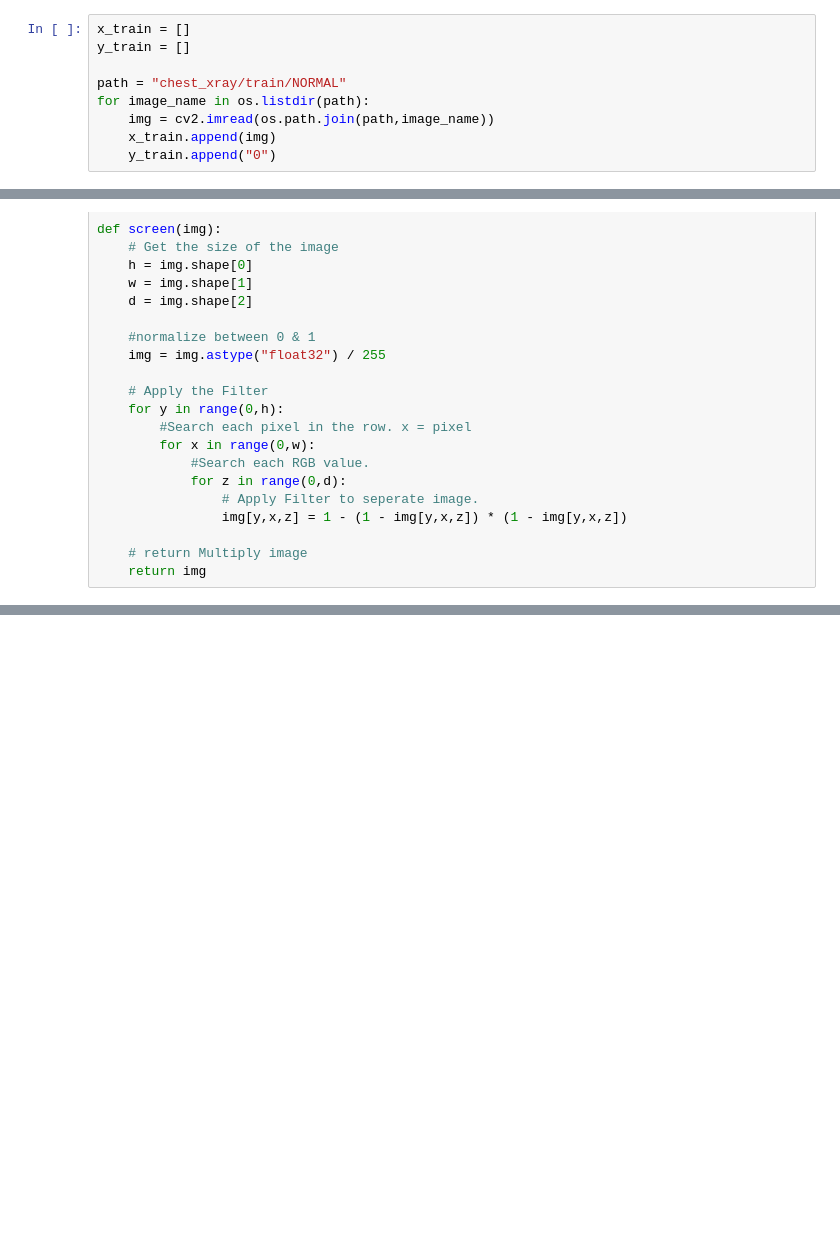
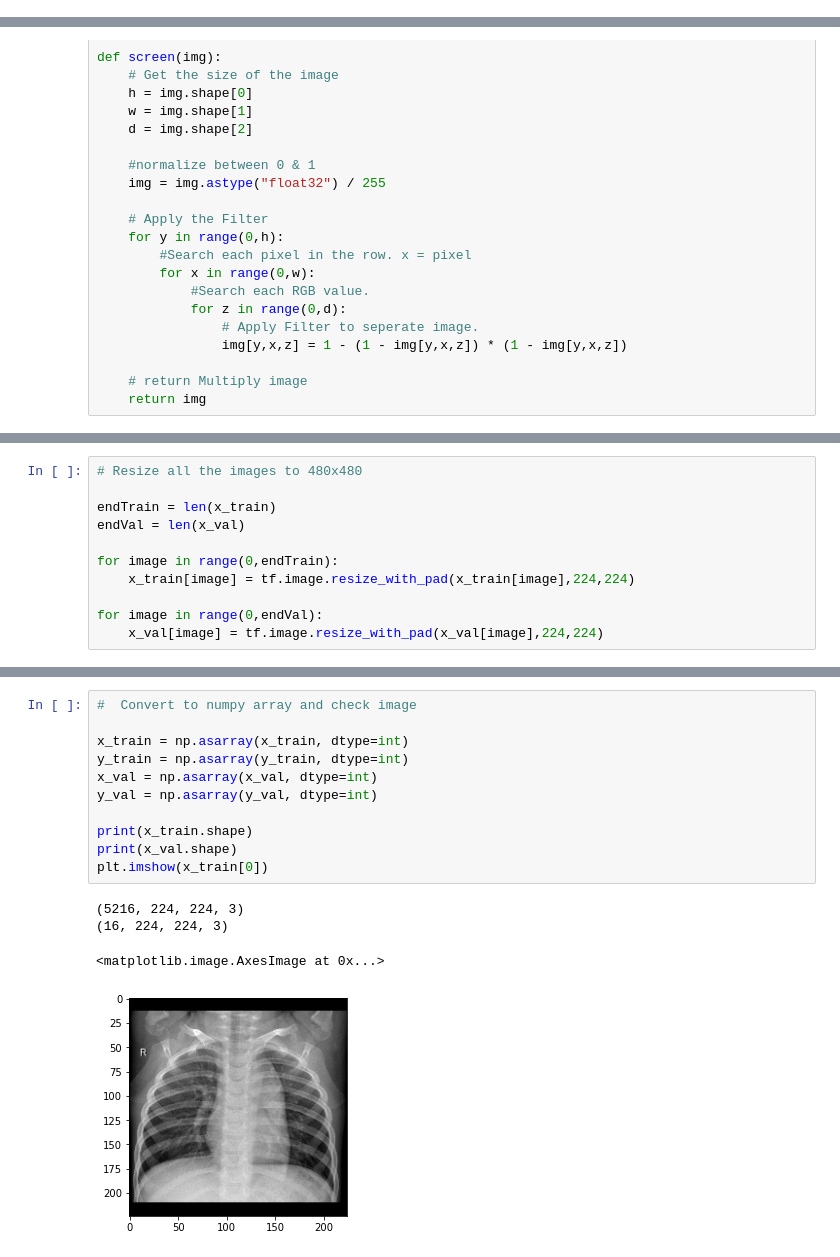
Before and after one commit to currymike123/Thesis_LDR, a Jupyter notebook: Research/xray.ipynb, the cells around one changed output, grey strips where cells are left out. Saved outputs shown, nothing was run; the diff lists cells and outputs as text; blank space fills up the shorter version.

Commit message:
xray update

```diff
--- a/Research/xray.ipynb
+++ b/Research/xray.ipynb
@@ -36,9 +16,0 @@ y_train = np.asarray(list(ds_train.map(lambda x, y: y)))
-# %%
-x_train = []
-y_train = []
-
-path = "chest_xray/train/NORMAL"
-for image_name in os.listdir(path):
-    img = cv2.imread(os.path.join(path,image_name))
-    x_train.append(img)
-    y_train.append("0")
@@ -94,0 +102,11 @@ test.append(multiply(x_train[0]))
+# %%
+# Resize all the images to 480x480
+
+endTrain = len(x_train)
+endVal = len(x_val)
+
+for image in range(0,endTrain):
+    x_train[image] = tf.image.resize_with_pad(x_train[image],224,224)
+
+for image in range(0,endVal):
+    x_val[image] = tf.image.resize_with_pad(x_val[image],224,224)
@@ -94,0 +121,16 @@ test.append(multiply(x_train[0]))
+# %%
+#  Convert to numpy array and check image
+
+x_train = np.asarray(x_train, dtype=int)
+y_train = np.asarray(y_train, dtype=int)
+x_val = np.asarray(x_val, dtype=int)
+y_val = np.asarray(y_val, dtype=int)
+
+print(x_train.shape)
+print(x_val.shape)
+plt.imshow(x_train[0])
+# %% [output]
+(5216, 224, 224, 3)
+(16, 224, 224, 3)
+<matplotlib.image.AxesImage at 0x...>
+[figure, added]
```
Also changed, not shown: parts of 16 cells of this notebook, 1 other file.
